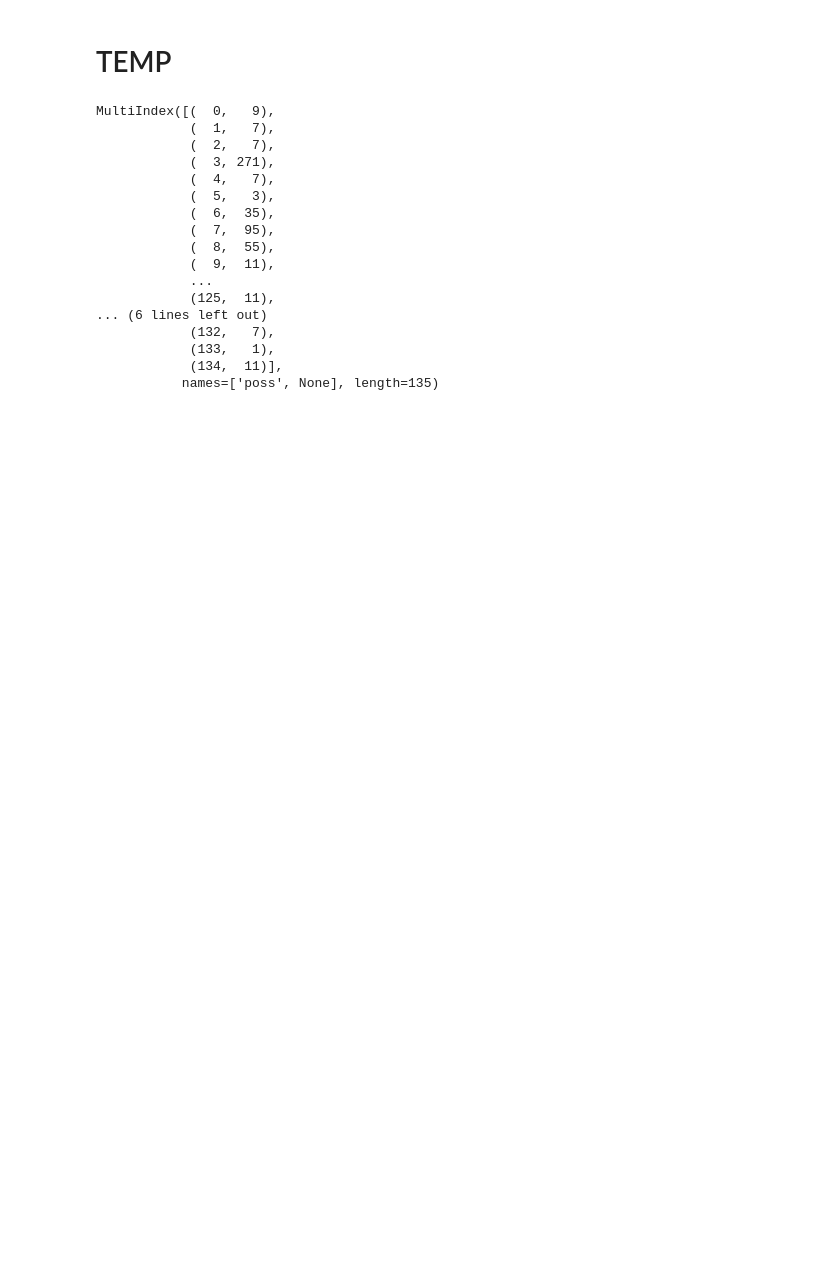
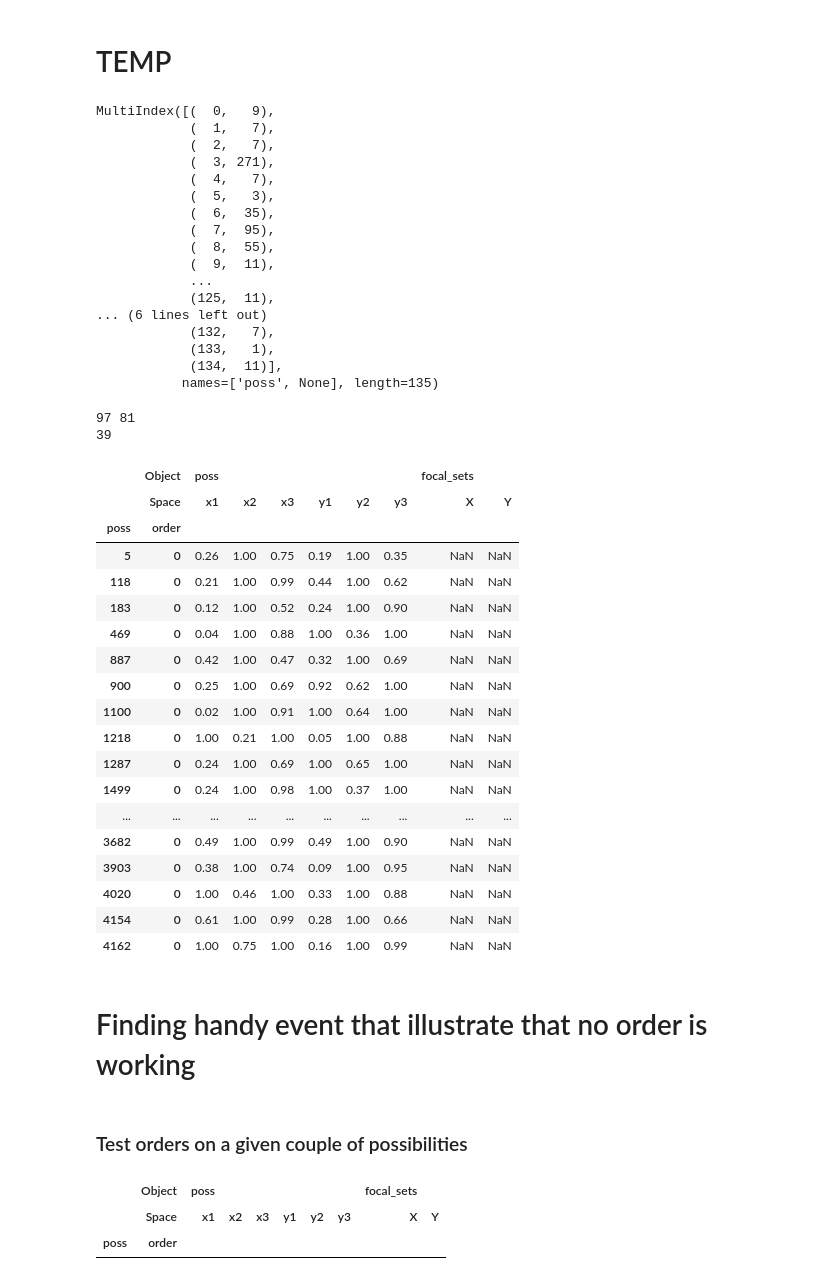
Before and after one commit to Roman-Malinowski/simulation_copula, a Jupyter notebook: dataframe_analysis.ipynb, the cells around one changed output. Saved outputs shown, nothing was run; the diff lists cells and outputs as text; code cells hidden in the pictures; blank space fills up the shorter version.

```diff
--- a/dataframe_analysis.ipynb
+++ b/dataframe_analysis.ipynb
@@ -169,12 +150,3 @@ def generator_lines(df, rows=None):
-# %%
-df = pd.read_csv(os.path.join(out_path, "random_orders_N3.csv"), header=[0,1], index_col=[0,1])
-gen = generator_lines(df)
-
-for _ in range(len(df)):
-    g = next(gen)
-    print(g)
-    plot_possibilities(g[0], g[1], g[2], g[3])
-    break
 # %% [markdown]
 # Analyse if df have the same possibilities
 # %%
@@ -216,3 +188,7 @@ def get_max_orders(df):
     poss = df.index.get_level_values(level="poss").drop_duplicates()
     max_index = [max(df.xs(key=k, level="poss", axis=0).index) for k in poss]
     return pd.MultiIndex.from_arrays([poss, max_index])
+
+def split_orders_nan(df: pd.DataFrame):
+    mask = df[("focal_sets", "X")].isnull()
+    return df[~mask], df[mask]
@@ -338,0 +348,34 @@ MultiIndex([(  0,   9),
+# %%
+print(len(list_index[1]), len(list_index[2]))
+print(len([k for k in list_index[1] if k in list_index[2]]))
+# %% [output]
+97 81
+39
+# %%
+df = pd.read_csv(os.path.join(out_path, "random_orders_N3_clayton_-05.csv"), header=[0,1], index_col=[0,1])
+_, a = split_orders_nan(df)
+df = pd.read_csv(os.path.join(out_path, "random_orders_N3_clayton_2.csv"), header=[0,1], index_col=[0,1])
+_, b = split_orders_nan(df)
+df.loc[[k for k in a.index if k in b.index], :]
+# %% [output]
+|  | Object | poss |  |  |  |  |  | focal_sets |  |
+|  | Space | x1 | x2 | x3 | y1 | y2 | y3 | X | Y |
+| poss | order |  |  |  |  |  |  |  |  |
+| 5 | 0 | 0.26 | 1.00 | 0.75 | 0.19 | 1.00 | 0.35 | NaN | NaN |
+| 118 | 0 | 0.21 | 1.00 | 0.99 | 0.44 | 1.00 | 0.62 | NaN | NaN |
+| 183 | 0 | 0.12 | 1.00 | 0.52 | 0.24 | 1.00 | 0.90 | NaN | NaN |
+| 469 | 0 | 0.04 | 1.00 | 0.88 | 1.00 | 0.36 | 1.00 | NaN | NaN |
+| 887 | 0 | 0.42 | 1.00 | 0.47 | 0.32 | 1.00 | 0.69 | NaN | NaN |
+| 900 | 0 | 0.25 | 1.00 | 0.69 | 0.92 | 0.62 | 1.00 | NaN | NaN |
+| 1100 | 0 | 0.02 | 1.00 | 0.91 | 1.00 | 0.64 | 1.00 | NaN | NaN |
+| 1218 | 0 | 1.00 | 0.21 | 1.00 | 0.05 | 1.00 | 0.88 | NaN | NaN |
+| 1287 | 0 | 0.24 | 1.00 | 0.69 | 1.00 | 0.65 | 1.00 | NaN | NaN |
+| 1499 | 0 | 0.24 | 1.00 | 0.98 | 1.00 | 0.37 | 1.00 | NaN | NaN |
+| ... | ... | ... | ... | ... | ... | ... | ... | ... | ... |
+| 3682 | 0 | 0.49 | 1.00 | 0.99 | 0.49 | 1.00 | 0.90 | NaN | NaN |
+| 3903 | 0 | 0.38 | 1.00 | 0.74 | 0.09 | 1.00 | 0.95 | NaN | NaN |
+| 4020 | 0 | 1.00 | 0.46 | 1.00 | 0.33 | 1.00 | 0.88 | NaN | NaN |
+| 4154 | 0 | 0.61 | 1.00 | 0.99 | 0.28 | 1.00 | 0.66 | NaN | NaN |
+| 4162 | 0 | 1.00 | 0.75 | 1.00 | 0.16 | 1.00 | 0.99 | NaN | NaN |
+# %% [markdown]
+# Finding handy event that illustrate that no order is working
@@ -338,0 +389,2 @@ MultiIndex([(  0,   9),
+# %% [markdown]
+### Test orders on a given couple of possibilities
@@ -338,0 +404,13 @@ MultiIndex([(  0,   9),
+# %%
+# Initializing the dataframe that stores results
+multi_col = pd.MultiIndex.from_tuples(list(
+    zip(["poss"] * (len(x_space) + len(y_space)) + ["focal_sets", "focal_sets"],
+        x_space + y_space + ["X", "Y"])), names=["Object", "Space"])
+multi_index = pd.MultiIndex.from_product([pd.Index(name = "poss", data=[]), pd.Index(name="order", data=[])])
+
+final_df = pd.DataFrame(columns=multi_col, index=multi_index)
+final_df
+# %% [output]
+|  | Object | poss |  |  |  |  |  | focal_sets |  |
+|  | Space | x1 | x2 | x3 | y1 | y2 | y3 | X | Y |
+| poss | order |  |  |  |  |  |  |  |  |
```
Also changed, not shown: parts of 25 cells of this notebook.
